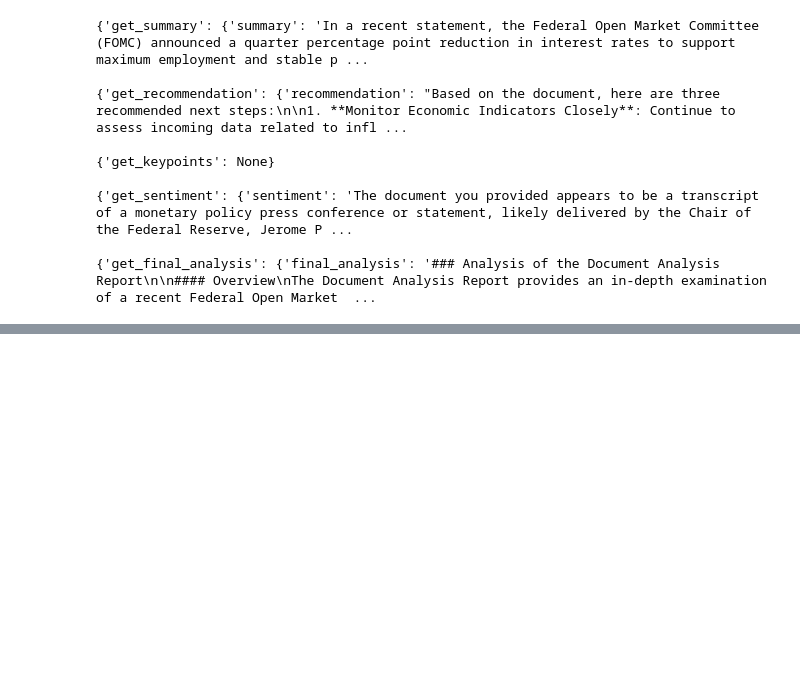
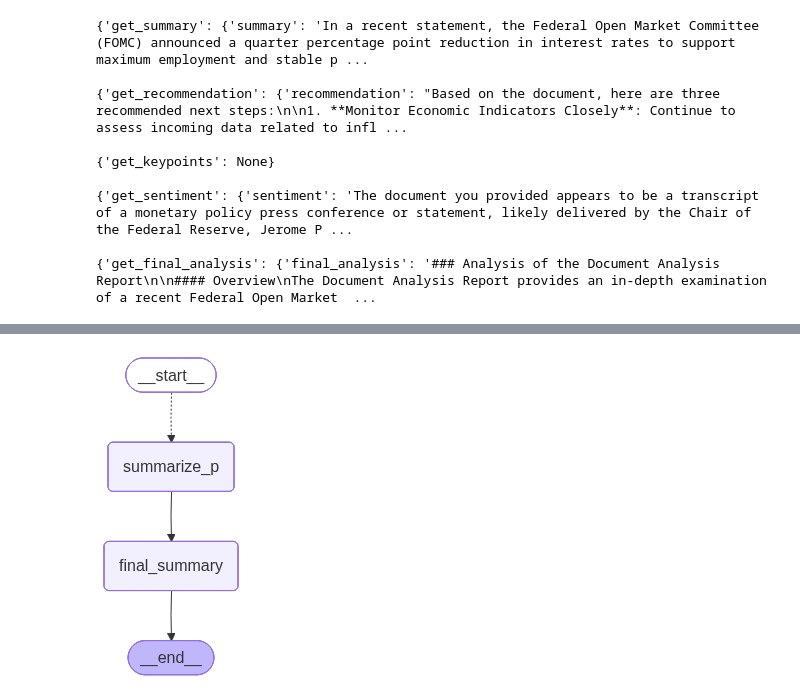
Before and after one commit to lukasdeveloperacc/Study, a Jupyter notebook: agents/nomadcoder/WORKFLOW-ARCHITECTURES/main.ipynb, the cells around one changed output, grey strips where cells are left out. Cells and saved outputs as stored; diff of their text form; code cells hidden in the pictures; blank space fills up the shorter version.

```diff
--- a/agents/nomadcoder/WORKFLOW-ARCHITECTURES/main.ipynb
+++ b/agents/nomadcoder/WORKFLOW-ARCHITECTURES/main.ipynb
@@ -294,0 +301,45 @@ for chunk in graph.stream({"document": document}, stream_mode="updates"):
+# %%
+from typing_extensions import TypedDict, Annotated
+from langgraph.graph import StateGraph, START, END
+from langgraph.types import Send
+from langchain.chat_models import init_chat_model
+from operator import add
+
+llm = init_chat_model("openai:gpt-4o-mini")
+
+class State(TypedDict):
+    document: str
+    final_summary: str
+    summaries: Annotated[list[dict], add]
+# %%
+def summarize_p(args):
+    paragraph = args["paragraph"]
+    index = args["index"]
+    response = llm.invoke(f"Write a 3-sentence summary for this paragraph: {paragraph}")
+
+    return {"summaries": [{"sumamry": response.content, "index": index}]}
+
+def dispatch_summarizers(state: State):
+    chunks = state["document"].split("\n\n")
+
+    return [Send(summarize_p.__name__, {"paragraph": chunk, "index": i}) for i, chunk in enumerate(chunks)]
+
+def final_summary(state: State):
+    response = llm.invoke(f"Using the follwing summaries, give me a final one {state["summaries"]}")
+
+    return { "final_summary": response.content }
+# %%
+graph_builder = StateGraph(State)
+
+graph_builder.add_node(summarize_p.__name__, summarize_p)
+graph_builder.add_node(final_summary.__name__, final_summary)
+
+graph_builder.add_conditional_edges(START, dispatch_summarizers, [summarize_p.__name__])
+graph_builder.add_edge(summarize_p.__name__, final_summary.__name__)
+graph_builder.add_edge(final_summary.__name__, END)
+
+graph = graph_builder.compile()
+
+graph
+# %% [output]
+[figure, added]
```
Also changed, not shown: parts of 3 cells of this notebook.
